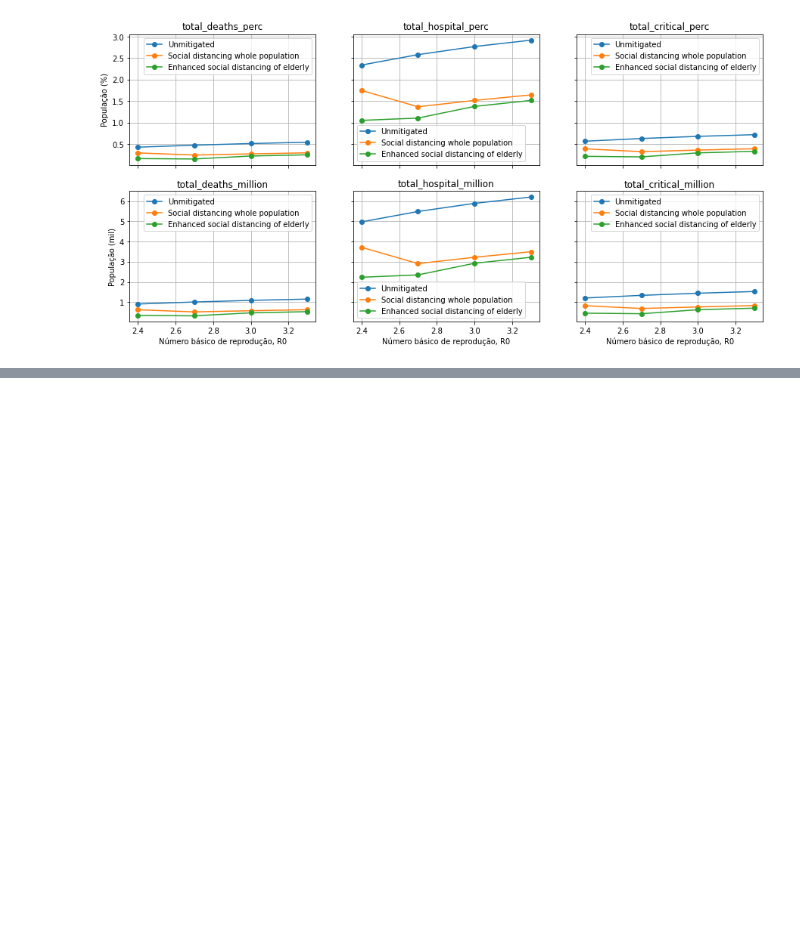
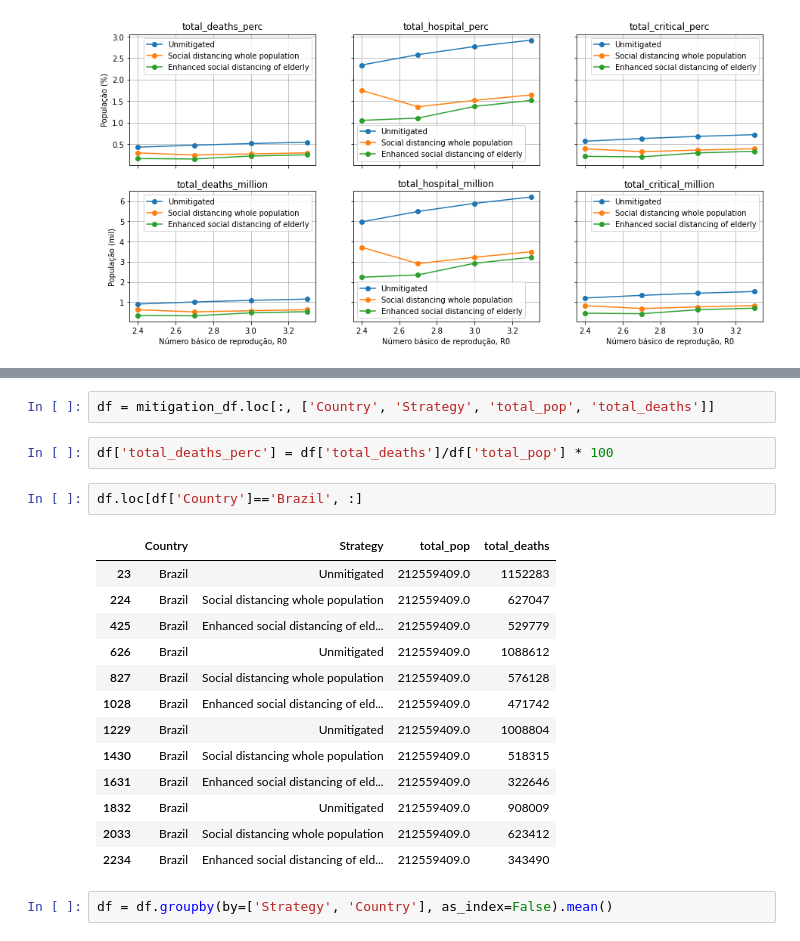
Before and after one commit to gabrielmsdiniz/covid19, a Jupyter notebook: index.ipynb, the cells around one changed output, grey strips where cells are left out. Cells and saved outputs as stored; diff of their text form; blank space fills up the shorter version.

```diff
--- a/index.ipynb
+++ b/index.ipynb
@@ -227,0 +302,22 @@ for i in range(n):
+# %%
+df = mitigation_df.loc[:, ['Country', 'Strategy', 'total_pop', 'total_deaths']]
+# %%
+df['total_deaths_perc'] = df['total_deaths']/df['total_pop'] * 100
+# %%
+df.loc[df['Country']=='Brazil', :]
+# %% [output]
+|  | Country | Strategy | total_pop | total_deaths |
+| 23 | Brazil | Unmitigated | 212559409.0 | 1152283 |
+| 224 | Brazil | Social distancing whole population | 212559409.0 | 627047 |
+| 425 | Brazil | Enhanced social distancing of eld... | 212559409.0 | 529779 |
+| 626 | Brazil | Unmitigated | 212559409.0 | 1088612 |
+| 827 | Brazil | Social distancing whole population | 212559409.0 | 576128 |
+| 1028 | Brazil | Enhanced social distancing of eld... | 212559409.0 | 471742 |
+| 1229 | Brazil | Unmitigated | 212559409.0 | 1008804 |
+| 1430 | Brazil | Social distancing whole population | 212559409.0 | 518315 |
+| 1631 | Brazil | Enhanced social distancing of eld... | 212559409.0 | 322646 |
+| 1832 | Brazil | Unmitigated | 212559409.0 | 908009 |
+| 2033 | Brazil | Social distancing whole population | 212559409.0 | 623412 |
+| 2234 | Brazil | Enhanced social distancing of eld... | 212559409.0 | 343490 |
+# %%
+df = df.groupby(by=['Strategy', 'Country'], as_index=False).mean()
```
Also changed, not shown: parts of 12 cells of this notebook.
